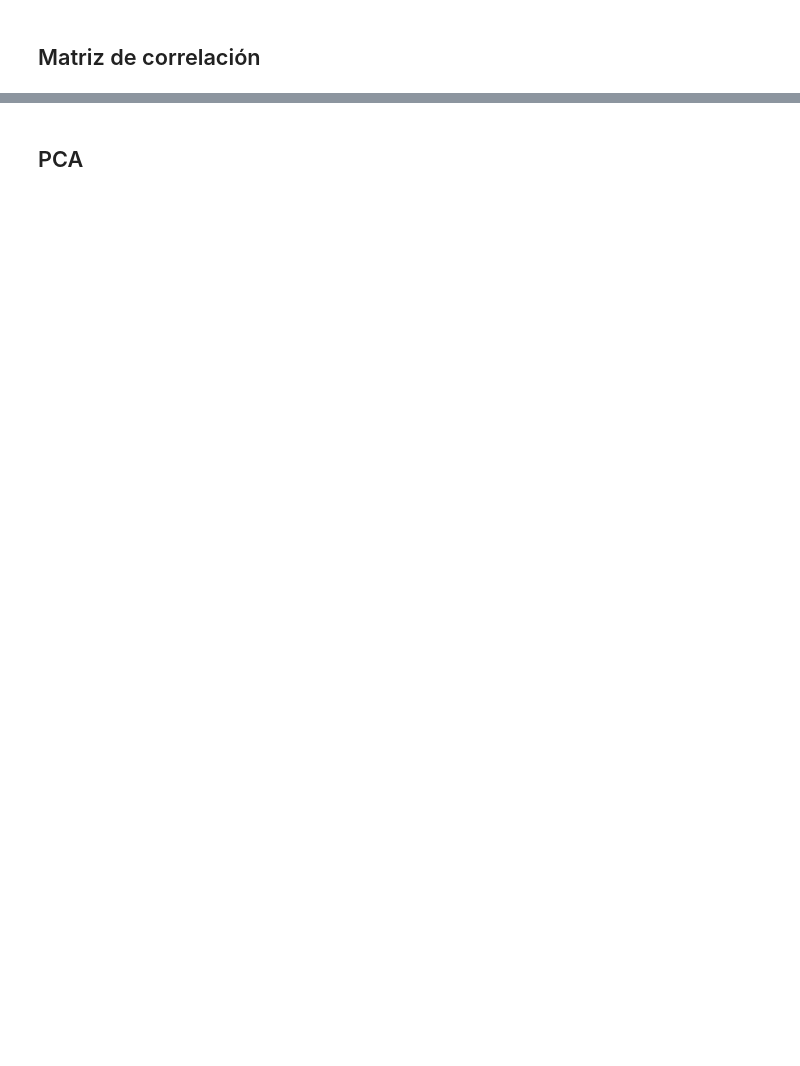
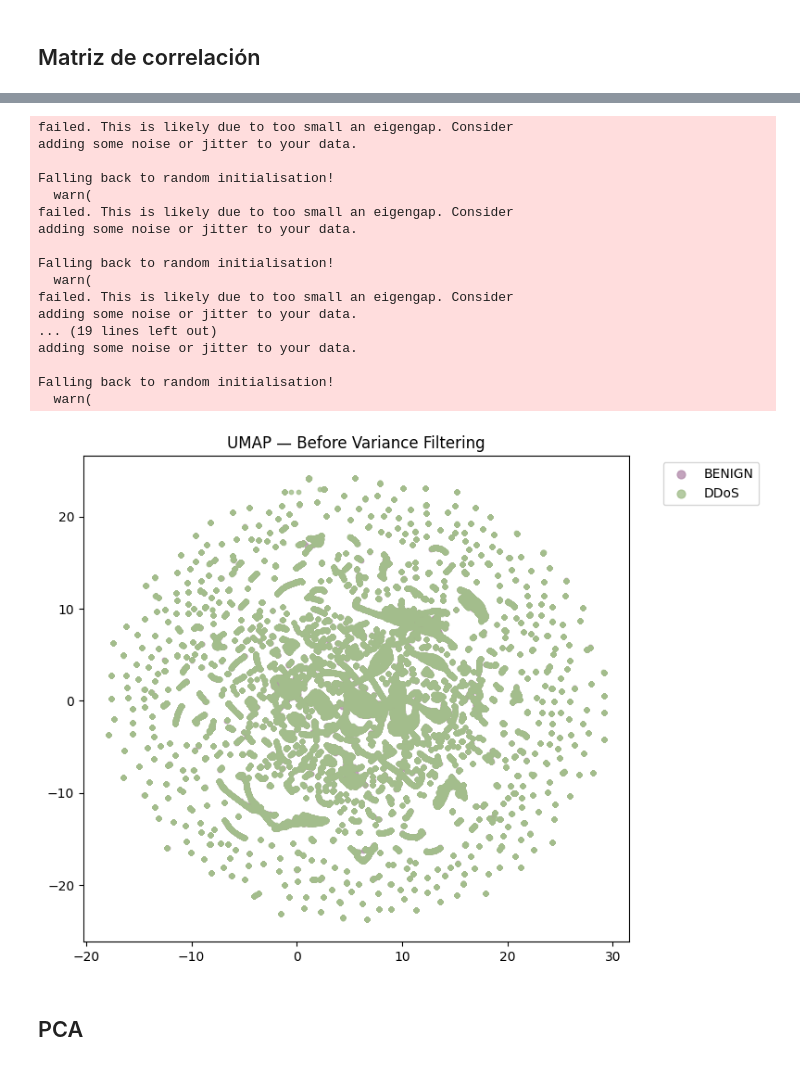
Before and after one commit to pabloChantada/cyber, a Jupyter notebook: analisis.ipynb, the cells around one changed output, grey strips where cells are left out. Saved outputs shown, nothing was run; the diff lists cells and outputs as text; code cells hidden in the pictures; blank space fills up the shorter version.

```diff
--- a/analisis.ipynb
+++ b/analisis.ipynb
@@ -156,9 +270,12 @@ Vemos que hai certos portos, en particular: `22`, `21`, `139`, `8080`, `445`, `3
 # %%
 special = {
-    22, 21, 139, 8080, 445, 389, 53, 88, 3268,
-    42452, 61709, 61049, 61232, 61350, 50746,
-    50122, 53466, 51014, 49846, 59793, 51296
+    22.0, 21.0, 139.0, 8080.0, 445.0, 389.0, 53.0, 88.0, 3268.0,
+    42452.0, 61709.0, 61049.0, 61232.0, 61350.0, 50746.0,
+    50122.0, 53466.0, 51014.0, 49846.0, 59793.0, 51296.0
 }
+
+df = df.reset_index(drop=True)
+
 cats = sorted(map(str, special)) + ['outro']
 
 src = pd.get_dummies(df['SourcePort'].astype(str).where(df['SourcePort'].isin(special), 'outro'),dtype=int).reindex(columns=cats, fill_value=0).add_prefix('src_')
@@ -455,28 +839,46 @@ plt.show()
 # %%
 import umap
 import matplotlib.pyplot as plt
 import numpy as np
 
-reducer = umap.UMAP(random_state=42)
-embedding_before = reducer.fit_transform(df.drop(columns=["Label"]))
+# ── UMAP BEFORE ───────────────────────────────────────────────────────────────
+features_sample = df_sample.drop(columns=["Label"])
+unique_labels = df_sample['Label'].unique()
+
+reducer = umap.UMAP(random_state=42, n_neighbors=15, min_dist=0.1)
+embedding_before = reducer.fit_transform(features_sample)
+del features_sample
 
 plt.figure(figsize=(8, 6))
-unique_labels = df["Label"].unique()
 for label in unique_labels:
-    mask = df["Label"] == label
+    mask = (df_sample["Label"] == label).values
     color = cores[list(unique_labels).index(label) % len(cores)]
-    plt.scatter(
-        embedding_before[mask, 0],
-        embedding_before[mask, 1],
-        label=label,
-        color=color,
-        s=10,
-        alpha=0.8
-    )
+    plt.scatter(embedding_before[mask, 0], embedding_before[mask, 1],
+                label=label, color=color, s=10, alpha=0.8)
 plt.title("UMAP — Before Variance Filtering")
 plt.legend(markerscale=2, bbox_to_anchor=(1.05, 1), loc="upper left")
 plt.tight_layout()
 plt.show()
+del embedding_before
+# %% [output]
+failed. This is likely due to too small an eigengap. Consider
+adding some noise or jitter to your data.
+
+Falling back to random initialisation!
+  warn(
+failed. This is likely due to too small an eigengap. Consider
+adding some noise or jitter to your data.
+
+Falling back to random initialisation!
+  warn(
+failed. This is likely due to too small an eigengap. Consider
+adding some noise or jitter to your data.
+... (19 lines left out)
+adding some noise or jitter to your data.
+
+Falling back to random initialisation!
+  warn(
+[figure, added]
 # %% [markdown]
 ## PCA
 # %%
```
Also changed, not shown: parts of 46 cells of this notebook, 1 other file.
